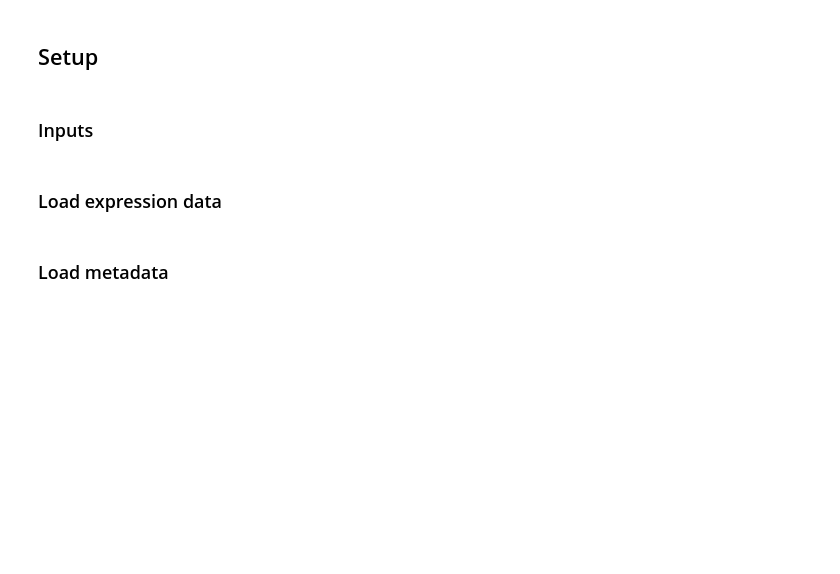
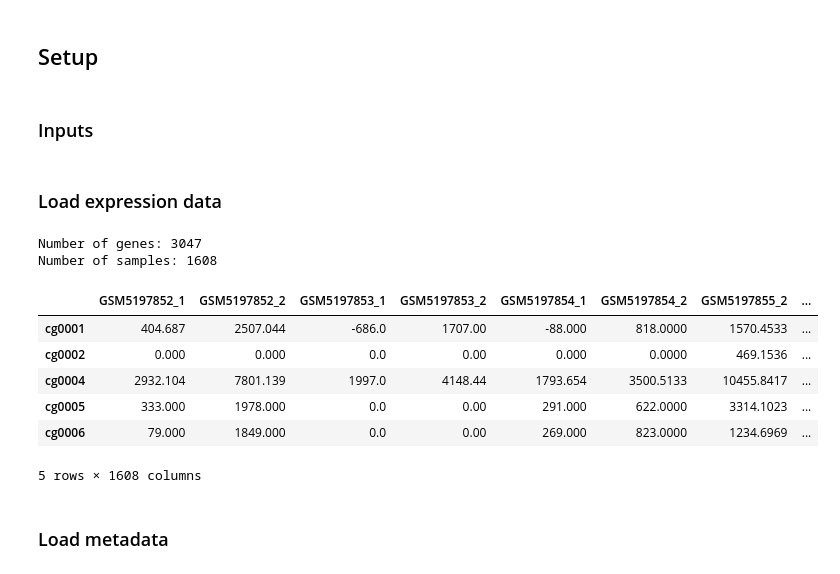
Before and after one commit to XuwenAmyLou/modulome-C_Glutamicum_Microarray_clean, a Jupyter notebook: 6_quality_control/expression_QC_part2.ipynb, the cells around one changed output. Cells and saved outputs as stored; diff of their text form; code cells hidden in the pictures; blank space fills up the shorter version.

```diff
--- a/6_quality_control/expression_QC_part2.ipynb
+++ b/6_quality_control/expression_QC_part2.ipynb
@@ -27,10 +26,20 @@ metadata_file = path.join('..','data','interim','/Users/louxuwen/Desktop/Documen
 # %% [markdown]
 ### Load expression data
 # %%
-DF_log_tpm = pd.read_csv(logTPM_file,index_col=0).fillna(0)
+DF_log_tpm = pd.read_excel(logTPM_file,index_col=0).fillna(0)
 print('Number of genes:',DF_log_tpm.shape[0])
 print('Number of samples:',DF_log_tpm.shape[1])
 DF_log_tpm.head()
+# %% [output]
+Number of genes: 3047
+Number of samples: 1608
+|  | GSM5197852_1 | GSM5197852_2 | GSM5197853_1 | GSM5197853_2 | GSM5197854_1 | GSM5197854_2 | GSM5197855_2 | ... |
+| cg0001 | 404.687 | 2507.044 | -686.0 | 1707.00 | -88.000 | 818.0000 | 1570.4533 | ... |
+| cg0002 | 0.000 | 0.000 | 0.0 | 0.00 | 0.000 | 0.0000 | 469.1536 | ... |
+| cg0004 | 2932.104 | 7801.139 | 1997.0 | 4148.44 | 1793.654 | 3500.5133 | 10455.8417 | ... |
+| cg0005 | 333.000 | 1978.000 | 0.0 | 0.00 | 291.000 | 622.0000 | 3314.1023 | ... |
+| cg0006 | 79.000 | 1849.000 | 0.0 | 0.00 | 269.000 | 823.0000 | 1234.6969 | ... |
+5 rows × 1608 columns
 # %% [markdown]
 ### Load metadata
 # %%
```
Also changed, not shown: parts of 14 cells of this notebook, 7 other files.
